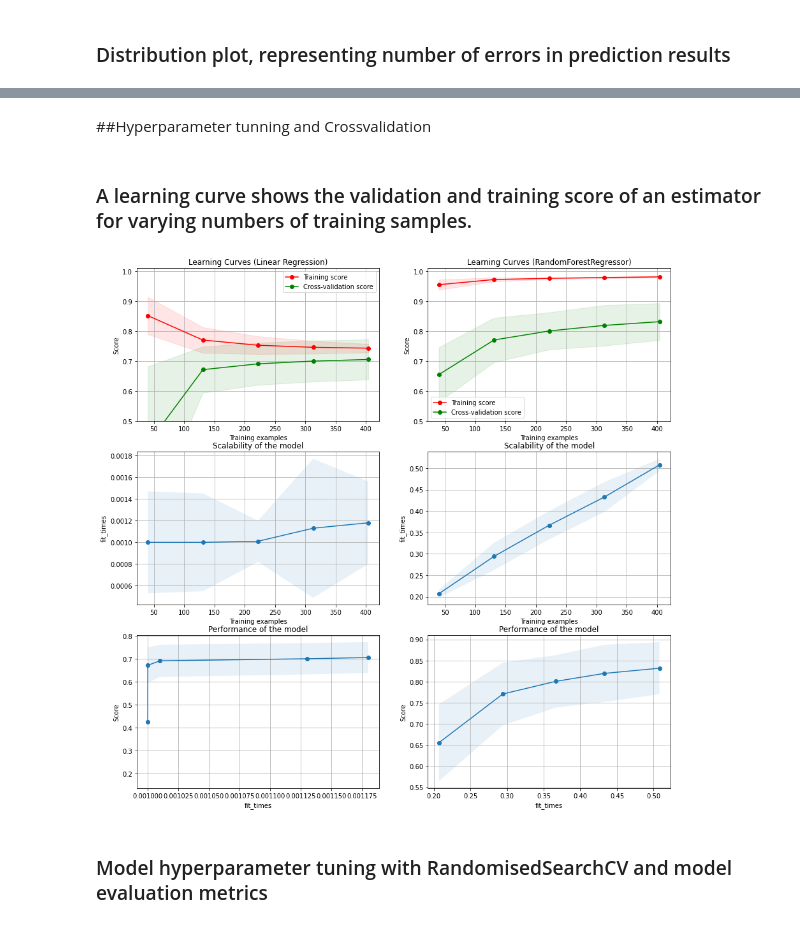
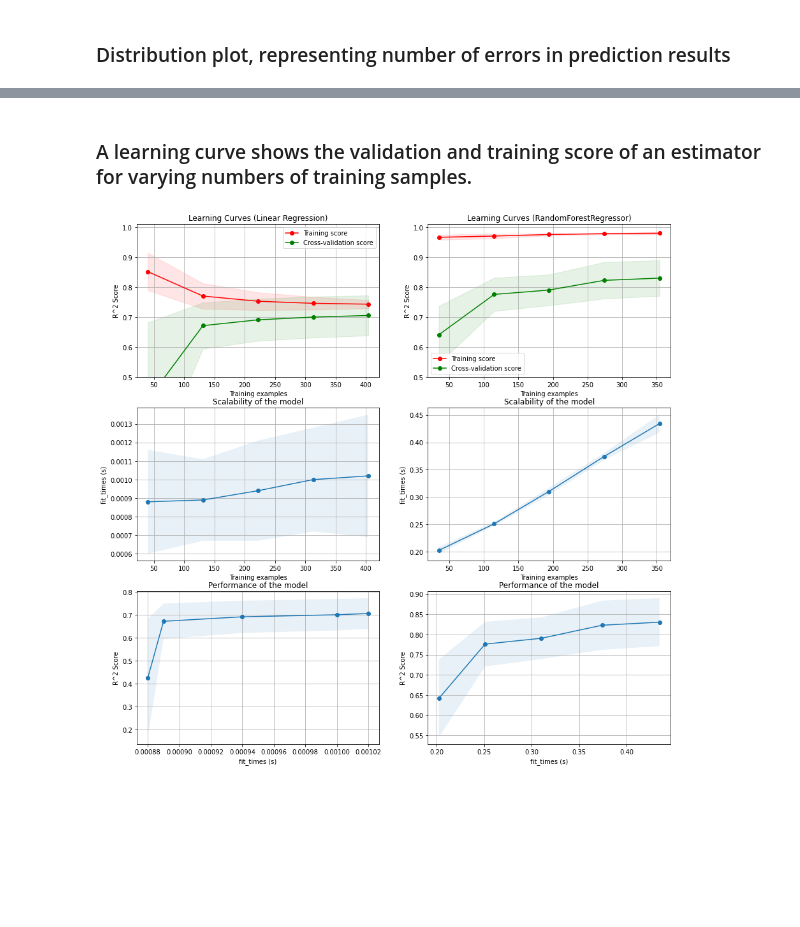
Before and after one commit to ciurkoj/AI-project, a Jupyter notebook: boston_housing_model.ipynb, the cells around one changed output, grey strips where cells are left out. Saved outputs shown, nothing was run; the diff lists cells and outputs as text; code cells hidden in the pictures; blank space fills up the shorter version.

Commit message:
Adding final, corrected model and video upload
Uploaded presentation video

```diff
--- a/boston_housing_model.ipynb
+++ b/boston_housing_model.ipynb
@@ -321,0 +429,24 @@ plt.show()
+# %%
+X = data.drop(columns= ['Price'], axis=1).values
+y= data['Price'].values
+
+X = StandardScaler().fit_transform(X)
+X_train, X_test, y_train, y_test = train_test_split(X, y, test_size = 0.3, random_state = 3)
+
+poly_reg_3 = PolynomialFeatures(degree=1)
+X_train_poly = poly_reg_3.fit_transform(X_train)
+X_test_poly = poly_reg_3.fit_transform(X_test)
+
+RFR_model= RandomForestRegressor(n_estimators=random_grid['n_estimators'],
+                            min_samples_leaf=random_grid['min_samples_leaf'],
+                            max_features=random_grid['max_features'],
+                            bootstrap=random_grid['bootstrap'], n_jobs=-1)
+RFR_model.fit(X_train_poly, y_train)
+rfr_y_test_pred = RFR_model.predict(X_test_poly)
+
+print("Model evaluation metrics: \n")
+print('\tR^2:',r2_score(y_test, rfr_y_test_pred))
+print('\tAdjusted R^2:',1 - (1-r2_score(y_test, rfr_y_test_pred))*(len(y_test)-1)/(len(y_test)-X_train.shape[1]-1))
+print('\tMAE:',mean_absolute_error(y_test, rfr_y_test_pred))
+print('\tMSE:',mean_squared_error(y_test, rfr_y_test_pred))
+print('\tRMSE:',mean_squared_error(y_test, rfr_y_test_pred, squared=False))
@@ -332,5 +471,3 @@ plt.show()
-# %% [markdown]
-##Hyperparameter tunning and Crossvalidation
 # %% [markdown]
 ### A learning curve shows the validation and training score of an estimator for varying numbers of training samples.
 # %%
@@ -346,7 +483,7 @@ def plot_learning_curve(estimator, title, X, y, axes=None, ylim=None, cv=None,
     if ylim is not None:
         axes[0].set_ylim(*ylim)
     axes[0].set_xlabel("Training examples")
-    axes[0].set_ylabel("Score")
+    axes[0].set_ylabel("R^2 Score")
 
     train_sizes, train_scores, test_scores, fit_times, _ = \
         learning_curve(estimator, X, y, cv=cv, n_jobs=n_jobs,
@@ -379,43 +516,44 @@ def plot_learning_curve(estimator, title, X, y, axes=None, ylim=None, cv=None,
     axes[1].fill_between(train_sizes, fit_times_mean - fit_times_std,
                          fit_times_mean + fit_times_std, alpha=0.1)
     axes[1].set_xlabel("Training examples")
-    axes[1].set_ylabel("fit_times")
+    axes[1].set_ylabel("fit_times (s)")
     axes[1].set_title("Scalability of the model")
 
     # Plot fit_time vs score
     axes[2].grid()
     axes[2].plot(fit_times_mean, test_scores_mean, 'o-')
     axes[2].fill_between(fit_times_mean, test_scores_mean - test_scores_std,
                          test_scores_mean + test_scores_std, alpha=0.1)
-    axes[2].set_xlabel("fit_times")
-    axes[2].set_ylabel("Score")
+    axes[2].set_xlabel("fit_times (s)")
+    axes[2].set_ylabel("R^2 Score")
     axes[2].set_title("Performance of the model")
 
     return plt
 
 
 fig, axes = plt.subplots(3, 2, figsize=(15, 15))
 
 X, y = load_boston(return_X_y=True)
 
 title = "Learning Curves (Linear Regression)"
 # Cross validation with 100 iterations to get smoother mean test and train
 # score curves, each time with 20% data randomly selected as a validation set.
 cv = ShuffleSplit(n_splits=100, test_size=0.2, random_state=0)
 
 estimator = LinearRegression()
 plot_learning_curve(estimator, title, X, y, axes=axes[:, 0], ylim=(0.5, 1.01),
                     cv=cv, n_jobs=-1,train_sizes=np.linspace(.1, 1.0, 5))
 
 title = r"Learning Curves (RandomForestRegressor)"
 # SVC is more expensive so we do a lower number of CV iterations:
-cv = ShuffleSplit(n_splits=10, test_size=0.2, random_state=0)
-estimator = RandomForestRegressor()
+cv = ShuffleSplit(n_splits=10, test_size=0.3, random_state=0)
+estimator = RandomForestRegressor()#n_estimators=random_grid['n_estimators'],
+                            #min_samples_leaf=random_grid['min_samples_leaf'],
+                            #max_features=random_grid['max_features'],
+                            #bootstrap=random_grid['bootstrap'])
 plot_learning_curve(estimator, title, X, y, axes=axes[:, 1], ylim=(0.5, 1.01),
                     cv=cv, n_jobs=-1,train_sizes=np.linspace(.1, 1.0, 5))
 
 plt.show()
 # %% [output]
-[figure, old version]
+[figure, new version]
-# %% [markdown]
-### Model hyperparameter tuning with RandomisedSearchCV and model evaluation metrics
```
Also changed, not shown: parts of 29 cells of this notebook, 1 other file.
